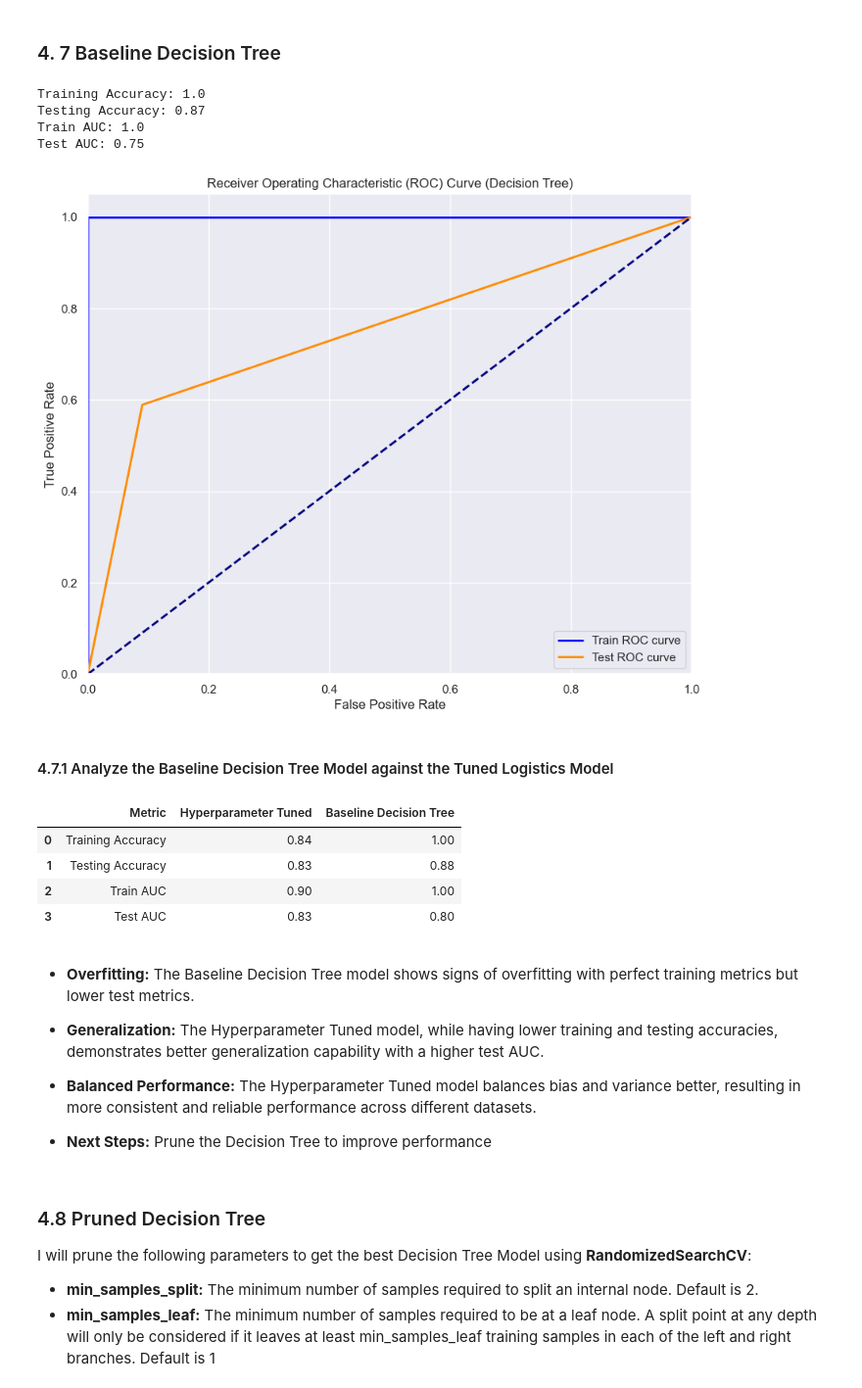
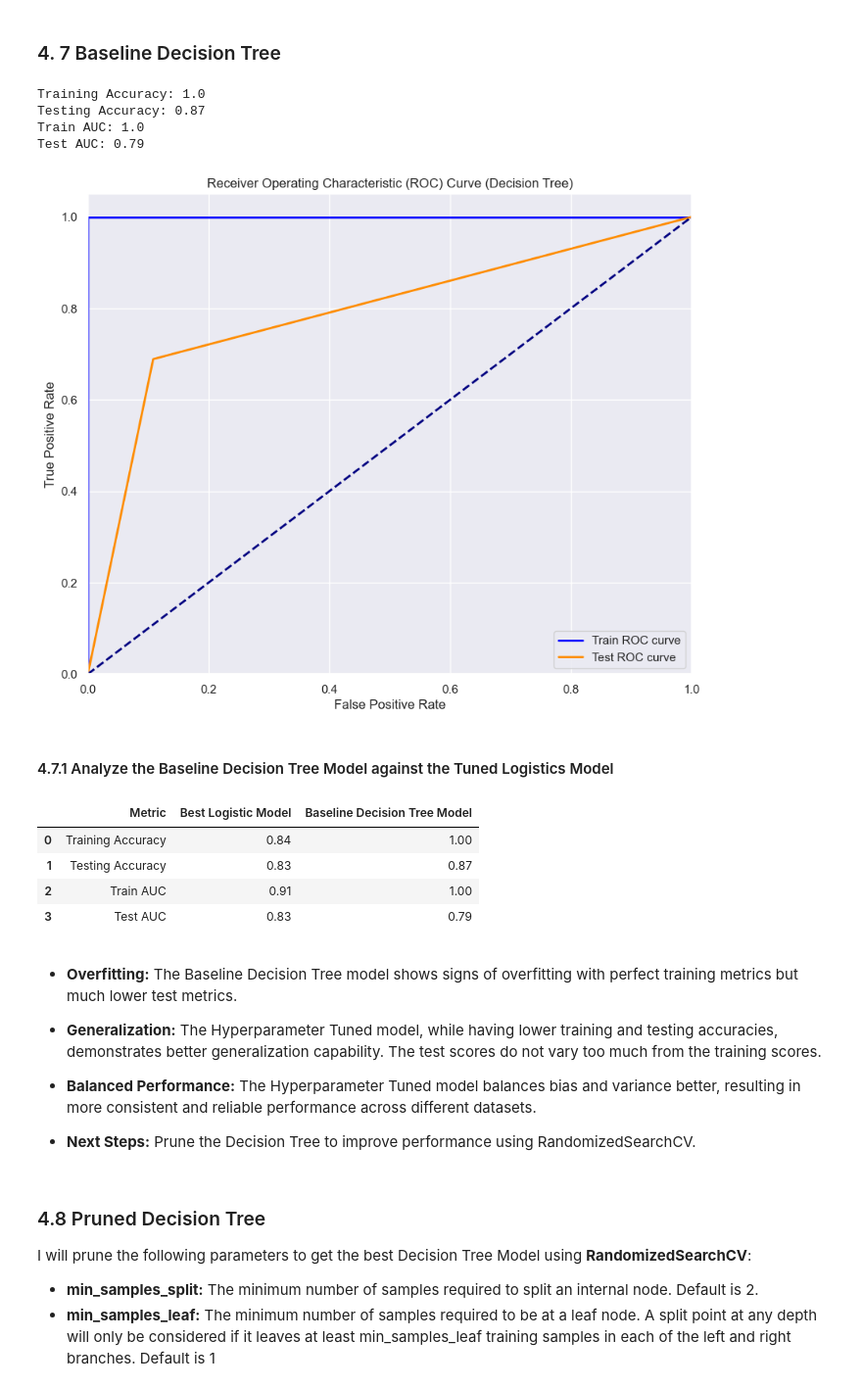
Before and after one commit to WambuiMunene/Phase-3-Project, a Jupyter notebook: index.ipynb, the cells around one changed output. Shown at 98% size. Saved outputs shown, nothing was run; the diff lists cells and outputs as text; code cells hidden in the pictures.

```diff
--- a/index.ipynb
+++ b/index.ipynb
@@ -1278,68 +1297,72 @@ y_hat_train = dt_clf.predict(X_train_resampled)
 y_hat_test = dt_clf.predict(X_test)
 
 # Get accuracy scores
-train_accuracy = round(accuracy_score(y_train_resampled, y_hat_train), 2)
-test_accuracy = round(accuracy_score(y_test, y_hat_test), 2)
-print('Training Accuracy:', train_accuracy)
-print('Testing Accuracy:', test_accuracy)
+basedt_train_accuracy = round(accuracy_score(y_train_resampled, y_hat_train), 2)
+basedt_test_accuracy = round(accuracy_score(y_test, y_hat_test), 2)
+print('Training Accuracy:', basedt_train_accuracy)
+print('Testing Accuracy:', basedt_test_accuracy)
 
 # Calculate the probability scores for the ROC curve
 y_train_prob = dt_clf.predict_proba(X_train_resampled)[:, 1]
 y_test_prob = dt_clf.predict_proba(X_test)[:, 1]
 
 # Calculate the fpr, tpr, and thresholds for the ROC curve
 train_fpr, train_tpr, _ = roc_curve(y_train_resampled, y_train_prob)
 test_fpr, test_tpr, _ = roc_curve(y_test, y_test_prob)
 
 # Calculate the AUC scores
-train_auc = round(auc(train_fpr, train_tpr), 2)
-test_auc = round(auc(test_fpr, test_tpr), 2)
-print('Train AUC:', train_auc)
-print('Test AUC:', test_auc)
+basedt_train_AUC = round(auc(train_fpr, train_tpr), 2)
+basedt_test_AUC = round(auc(test_fpr, test_tpr), 2)
+print('Train AUC:', basedt_train_AUC)
+print('Test AUC:', basedt_test_AUC)
 
 # Plot the ROC curves for the train and test sets
 plt.figure(figsize=(10, 8))
 lw = 2
 
 plt.plot(train_fpr, train_tpr, color='blue', lw=lw, label='Train ROC curve')
 plt.plot(test_fpr, test_tpr, color='darkorange', lw=lw, label='Test ROC curve')
 
 plt.plot([0, 1], [0, 1], color='navy', lw=lw, linestyle='--')
 plt.xlim([0.0, 1.0])
 plt.ylim([0.0, 1.05])
 plt.xlabel('False Positive Rate')
 plt.ylabel('True Positive Rate')
 plt.title('Receiver Operating Characteristic (ROC) Curve (Decision Tree)')
 plt.legend(loc='lower right')
 plt.show()
 # %% [output]
 Training Accuracy: 1.0
 Testing Accuracy: 0.87
 Train AUC: 1.0
-Test AUC: 0.75
+Test AUC: 0.79
-[figure, old version]
+[figure, new version]
 # %% [markdown]
 #### 4.7.1 Analyze the Baseline Decision Tree Model against the Tuned Logistics Model
 # %%
 # Data for the models
-data = {'Metric': ['Training Accuracy', 'Testing Accuracy', 'Train AUC', 'Test AUC'],
-    'Hyperparameter Tuned':[0.84,0.83,0.90,0.83],
-    'Baseline Decision Tree':[1.0,0.88,1.0,0.8]}
-log_tree_analysis_df = pd.DataFrame(data)
-log_tree_analysis_df
+basedt_scores = [basedt_train_accuracy,basedt_test_accuracy,basedt_train_AUC,basedt_test_AUC]
+results_bestlog_basedt = {
+    'Metric':Metrics,
+    'Best Logistic Model':tuned_scores,
+    'Baseline Decision Tree Model': basedt_scores
+   }
+log_dt_analysis_df= pd.DataFrame(results_bestlog_basedt)
+log_dt_analysis_df
 # %% [output]
-|  | Metric | Hyperparameter Tuned | Baseline Decision Tree |
+|  | Metric | Best Logistic Model | Baseline Decision Tree Model |
 | 0 | Training Accuracy | 0.84 | 1.00 |
-| 1 | Testing Accuracy | 0.83 | 0.88 |
-| 2 | Train AUC | 0.90 | 1.00 |
-| 3 | Test AUC | 0.83 | 0.80 |
+| 1 | Testing Accuracy | 0.83 | 0.87 |
+| 2 | Train AUC | 0.91 | 1.00 |
+| 3 | Test AUC | 0.83 | 0.79 |
 # %% [markdown]
-+ **Overfitting:** The Baseline Decision Tree model shows signs of overfitting with perfect training metrics but lower test metrics.
++ **Overfitting:** The Baseline Decision Tree model shows signs of overfitting with perfect training metrics but much lower test metrics.
 
-+ **Generalization:** The Hyperparameter Tuned model, while having lower training and testing accuracies, demonstrates better generalization capability with a higher test AUC.
++ **Generalization:** The Hyperparameter Tuned model, while having lower training and testing accuracies, demonstrates better generalization capability. The test scores do not vary too much from the training scores.
 
 + **Balanced Performance:** The Hyperparameter Tuned model balances bias and variance better, resulting in more consistent and reliable performance across different datasets.
-+ **Next Steps:** Prune the Decision Tree to improve performance
+
++ **Next Steps:** Prune the Decision Tree to improve performance using RandomizedSearchCV.
 # %% [markdown]
 ### 4.8 Pruned Decision Tree
 
```
Also changed, not shown: parts of 32 cells of this notebook, 1 other file.
